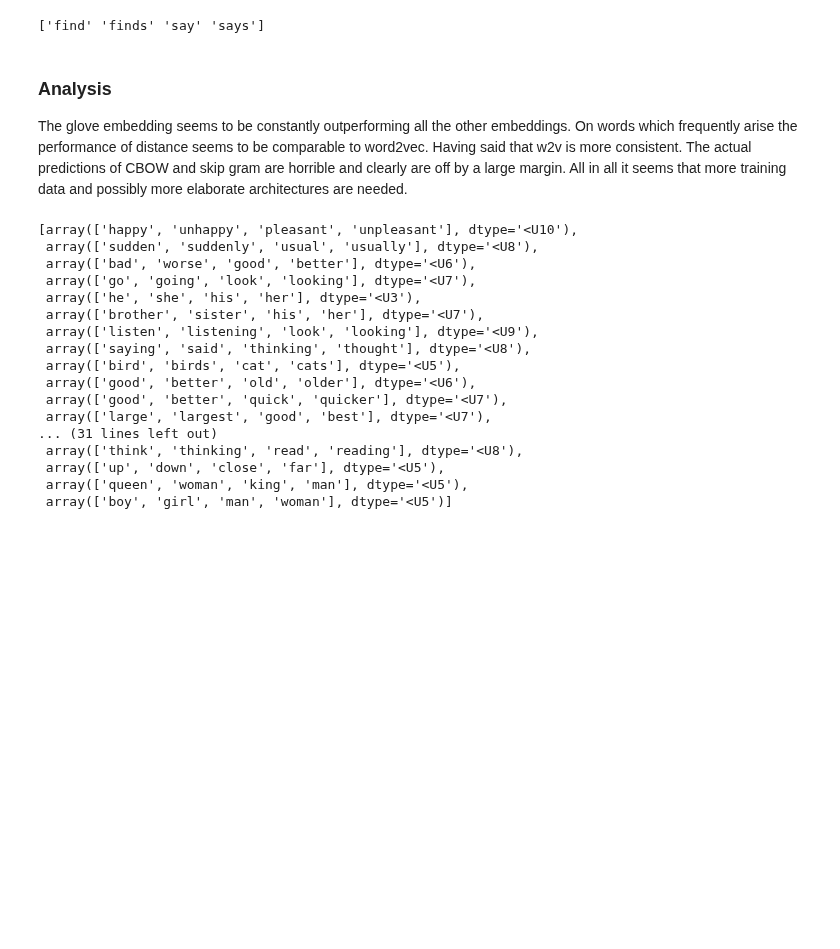
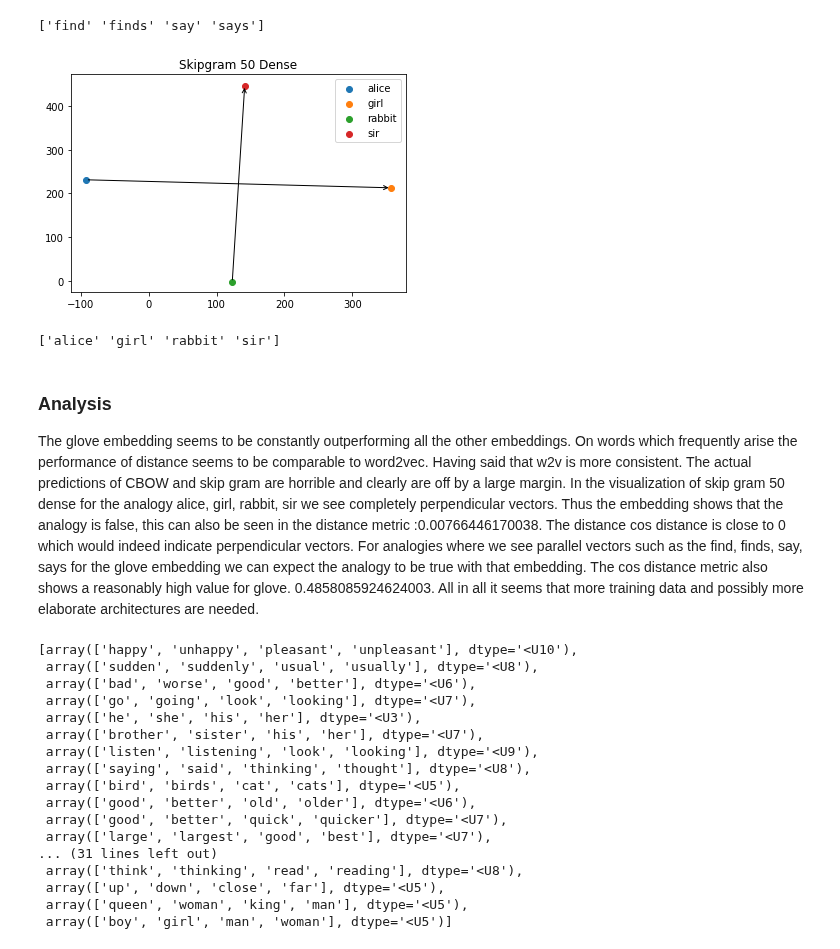
Before and after one commit to irfannurafif/recsys, a Jupyter notebook: Assignment 1.ipynb, the cells around one changed output. Saved outputs shown, nothing was run; the diff lists cells and outputs as text; code cells hidden in the pictures; blank space fills up the shorter version.

Commit message:
add 2.7 perpendicular

```diff
--- a/Assignment 1.ipynb
+++ b/Assignment 1.ipynb
@@ -1497,6 +1497,21 @@ print(w2visualize)
 # %% [output]
 [figure]
 ['find' 'finds' 'say' 'says']
+# %%
+#Visualize the pre-trained word embeddings
+
+w2visualize=analogy_list[30]
+embedlist=[]
+for i in range(4):
+    #embedlist.append(word2vec[analogy_list[1][i]])
+    embedlist.append(embed_skipgram_50_dense[tokenizer.word_index[w2visualize[i]]-1])
+len(embedlist)
+plt.title("Skipgram 50 Dense")
+draw_word_vecs(embedlist,w2visualize)
+print(w2visualize)
+# %% [output]
+[figure, added]
+['alice' 'girl' 'rabbit' 'sir']
 # %% [markdown]
 ### Analysis
 
@@ -1504,6 +1519,11 @@ The glove embedding seems to be constantly outperforming all the other embedding
 On words which frequently arise the performance of distance seems to be comparable to word2vec.
 Having said that w2v is more consistent.
 The actual predictions of CBOW and skip gram are horrible and clearly are off by a large margin.
+In the visualization of skip gram 50 dense for the analogy alice, girl, rabbit, sir we see completely perpendicular vectors.
+Thus the embedding shows that the analogy is false, this can also be seen in the distance metric :0.00766446170038.
+The distance cos distance is close to 0 which would indeed indicate perpendicular vectors.
+For analogies where we see parallel vectors such as the find, finds, say, says for the glove embedding we can expect the analogy to be true with that embedding.
+The cos distance metric also shows a reasonably high value for glove. 0.4858085924624003.
 All in all it seems that more training data and possibly more elaborate architectures are needed.
 # %%
 analogy_list
```
Also changed, not shown: parts of 1 cell of this notebook.
